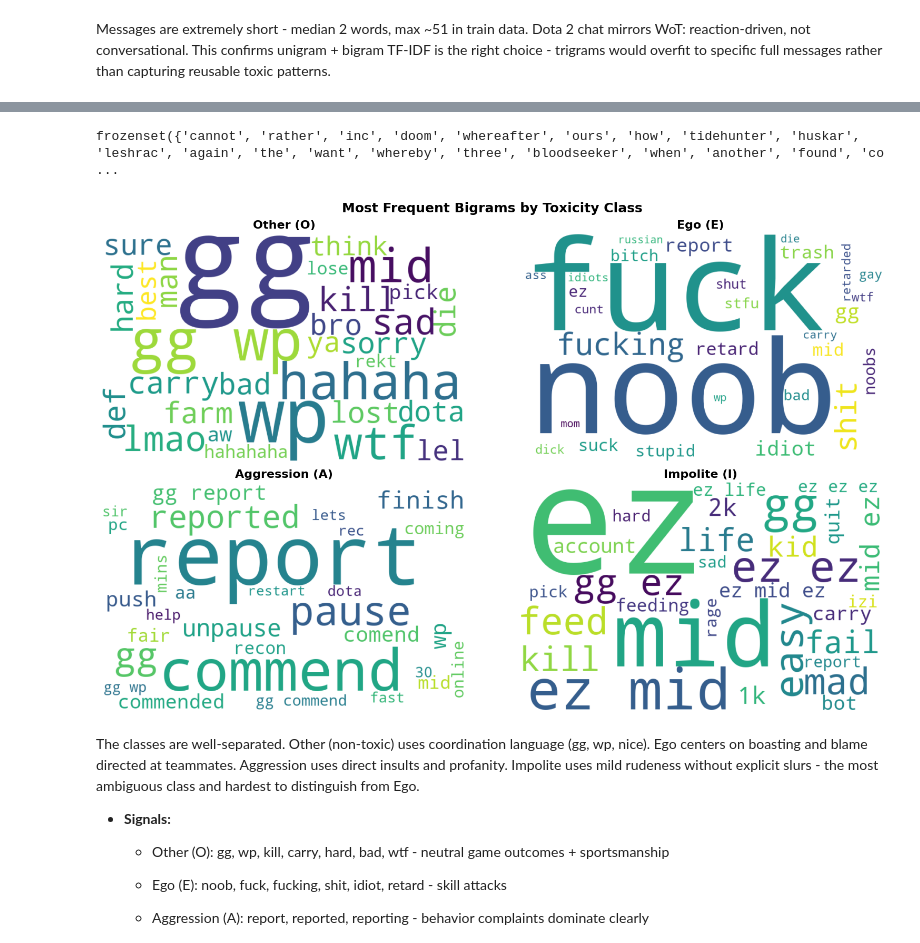
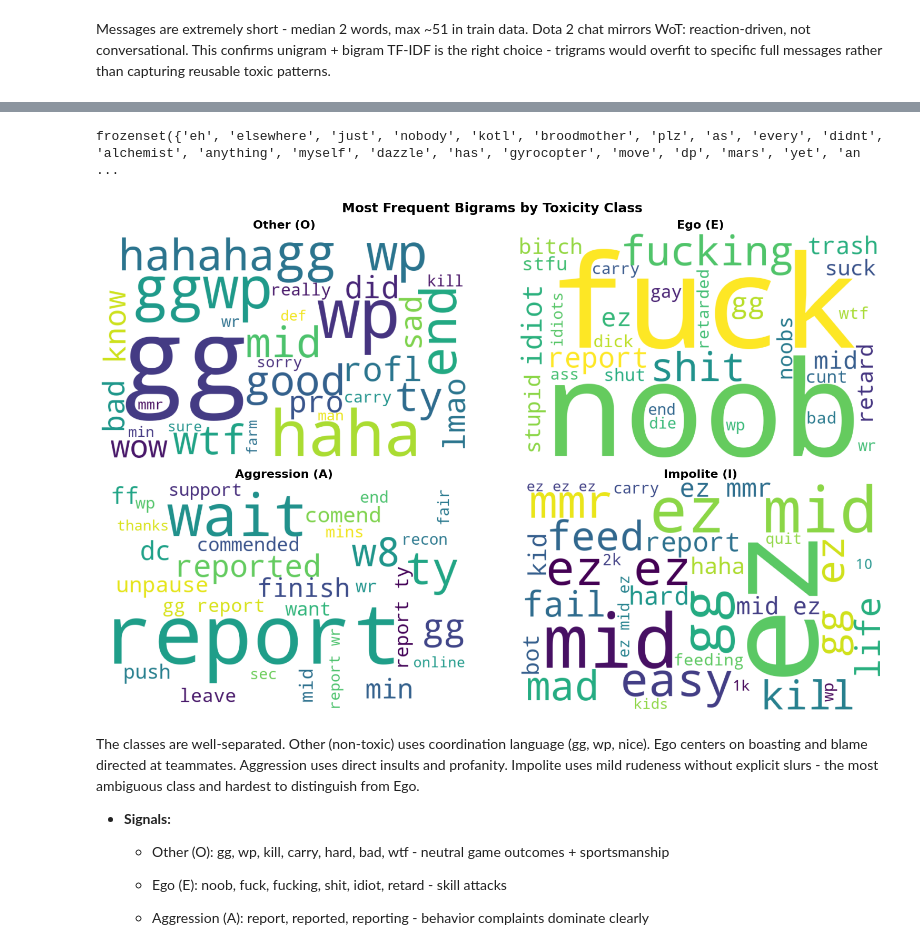
Before and after one commit to paolacalle/gaming-toxicity-detection, a Jupyter notebook: notebooks/gaming/EDA_gaming.ipynb, the cells around one changed output, grey strips where cells are left out. Saved outputs shown, nothing was run; the diff lists cells and outputs as text; code cells hidden in the pictures.

Commit message:
Finalized and polished everything up to ml_multiclass

```diff
--- a/notebooks/gaming/EDA_gaming.ipynb
+++ b/notebooks/gaming/EDA_gaming.ipynb
@@ -510,7 +529,7 @@ for i, cls in enumerate(sorted(train_df["label"].unique())):
         lowercase = True,
         # stop words
         stop_words = list(STOPWORDS),
-        max_df = 0.90,
+        max_df = 0.95,
         # ngram range
         ngram_range= (1, 3))
 
@@ -871,28 +864,26 @@ word_freq.head(20)
 # %%
 # stopwords dictionary
 EXTRA = {
-    # contractions
+    # contractions sklearn misses
     "u", "ur", "im", "ive", "youre", "dont", "doesnt", "cant",
     "wont", "isnt", "wasnt", "didnt", "wouldnt", "couldnt",
-    "thats", "its", "hes", "shes", "theyre", "weve", "did",
+    "thats", "its", "hes", "shes", "theyre", "weve",
 
     # pure filler
     "ok", "okay", "yeah", "yep", "nope", "nah",
     "oh", "ah", "uh", "um", "eh", "pls", "plz",
     "gonna", "gotta", "wanna", "tbh", "rly",
-    "xd", "lol", "omg", "thx", "sry", "hf",
 
     # cross-class neutral bleed
     "just", "like", "time", "come", "win", "need",
     "xd", "guys", "lol", "omg", "thx", "rng",
     "play", "game", "tank", "spot",
-    "today", "people", "kids", "nice", "sry",
+    "today", "nice", "sry",
+    "yes", "gl", "try", "let", "stay", "got", "left", "line",
+    "elc", "ebr", "wg", "wot", "tier", "doing", "loose", "team",
+    "help", "afk", "lost", "dead", "commend", "pause",
 
-    # more fillers
-    "yes", "gl", "try", "let", "stay", "got", "left", "line",
-     "elc", "ebr", "wg", "wot", "tier", "doing", "loose",
-
-    # Dota hero names only
+    # Dota hero names — zero toxicity signal
     "abaddon", "alchemist", "axe", "bane", "batrider", "beastmaster",
     "bloodseeker", "brewmaster", "bristleback", "broodmother", "centaur",
     "chen", "clinkz", "clockwerk", "dazzle", "dawnbreaker", "disruptor",
@@ -904,7 +895,7 @@ EXTRA = {
     "razor", "riki", "rubick", "silencer", "slark", "slardar", "snapfire",
     "sniper", "spectre", "sven", "techies", "tidehunter", "timbersaw",
     "tinker", "tiny", "tusk", "underlord", "undying", "ursa", "viper",
-    "visage", "warlock", "weaver", "zeus", "kez", "largo",
+    "visage", "warlock", "weaver", "zeus",
 
     # hero abbreviations
     "sf", "qop", "ta", "am", "es", "pa", "pl", "wk", "dk",
@@ -912,22 +903,15 @@ EXTRA = {
     "mk", "vs", "dp", "ck", "bh", "sb", "ember", "void", "storm",
     "jugg", "jug", "drow", "bara", "gyro", "legion", "rosh", "clock",
     "necro", "invo", "potm",
-
-    # game mechanics with zero signal
-    "ggwp", "mmr", "ff", "dc", "w8", "rc",
-    "reconnecting", "reconnect", "lag",
-    "just", "like", "really", "guys", "know", "come",
-    "want", "time", "got", "win", "play", "game",
-    "end", "nice", "good", "wait", "pro", "wow",
-    "haha", "rofl", "ty", "thanks", "said", "min",
-    "sec", "wr", "need", "team", "afk", }
+}
 
 # append with sklearn dictionary
 STOPWORDS = ENGLISH_STOP_WORDS.union(EXTRA)  # frozenset, O(1) lookup
 print(STOPWORDS)
 # %% [output]
-frozenset({'cannot', 'rather', 'inc', 'doom', 'whereafter', 'ours', 'how', 'tidehunter', 'huskar', 'leshrac', 'again', 'the', 'want', 'whereby', 'three', 'bloodseeker', 'when', 'another', 'found', 'co ...
+frozenset({'eh', 'elsewhere', 'just', 'nobody', 'kotl', 'broodmother', 'plz', 'as', 'every', 'didnt', 'alchemist', 'anything', 'myself', 'dazzle', 'has', 'gyrocopter', 'move', 'dp', 'mars', 'yet', 'an ...
 # %%
+# same cloud plot for Dota dataset
 class_map_dota = {0: "Other (O)", 1: "Ego (E)", 2: "Aggression (A)", 3: "Impolite (I)"}
 
 fig, axes = plt.subplots(2, 2, figsize=(16, 10))
@@ -940,35 +924,35 @@ for i, cls in enumerate(sorted(dota_train_df["label"].unique())):
         strip_accents="unicode",
         lowercase=True,
         stop_words=list(STOPWORDS),
-        max_df=0.90,
+        max_df=0.95,
         ngram_range=(1, 3)
     )
 
     bigrams_train = bigram_vectorizer.fit_transform(class_text)
     bigram_counts = bigrams_train.sum(axis=0).A1
     bigram_names  = bigram_vectorizer.get_feature_names_out()
 
     bigram_freq_train = pd.DataFrame({
         "bigram": bigram_names,
         "count":  bigram_counts
     }).sort_values(by="count", ascending=False).head(30)
 
     if len(bigram_freq_train) > 0:
         bigram_dict = dict(zip(bigram_freq_train["bigram"], bigram_freq_train["count"]))
         wordcloud = WordCloud(width=800, height=500, background_color="white").generate_from_frequencies(bigram_dict)
         axes[i].imshow(wordcloud, interpolation="bilinear")
         axes[i].axis("off")
         axes[i].set_title(class_map_dota[cls], fontweight="bold", fontsize=16)
     else:
         axes[i].text(0.5, 0.5, "No bigrams found", ha="center", va="center", fontsize=12)
         axes[i].axis("off")
         axes[i].set_title(class_map_dota[cls], fontweight="bold", fontsize=16)
 
 plt.suptitle("Most Frequent Bigrams by Toxicity Class", fontsize=18, fontweight="bold")
 plt.tight_layout()
 plt.show()
 # %% [output]
-[figure, old version]
+[figure, new version]
 # %% [markdown]
 The classes are well-separated. Other (non-toxic) uses coordination language (gg, wp, nice). Ego centers on boasting and blame directed at teammates. Aggression uses direct insults and profanity. Impolite uses mild rudeness without explicit slurs - the most ambiguous class and hardest to distinguish from Ego.
 
```
Also changed, not shown: parts of 31 cells of this notebook, 18 other files.
